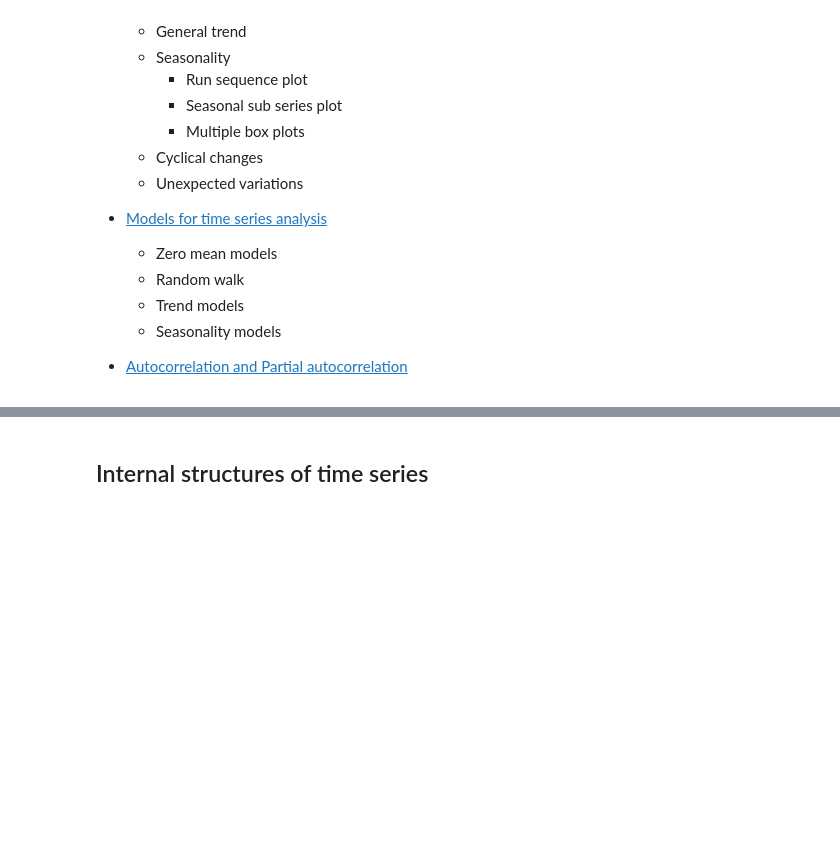
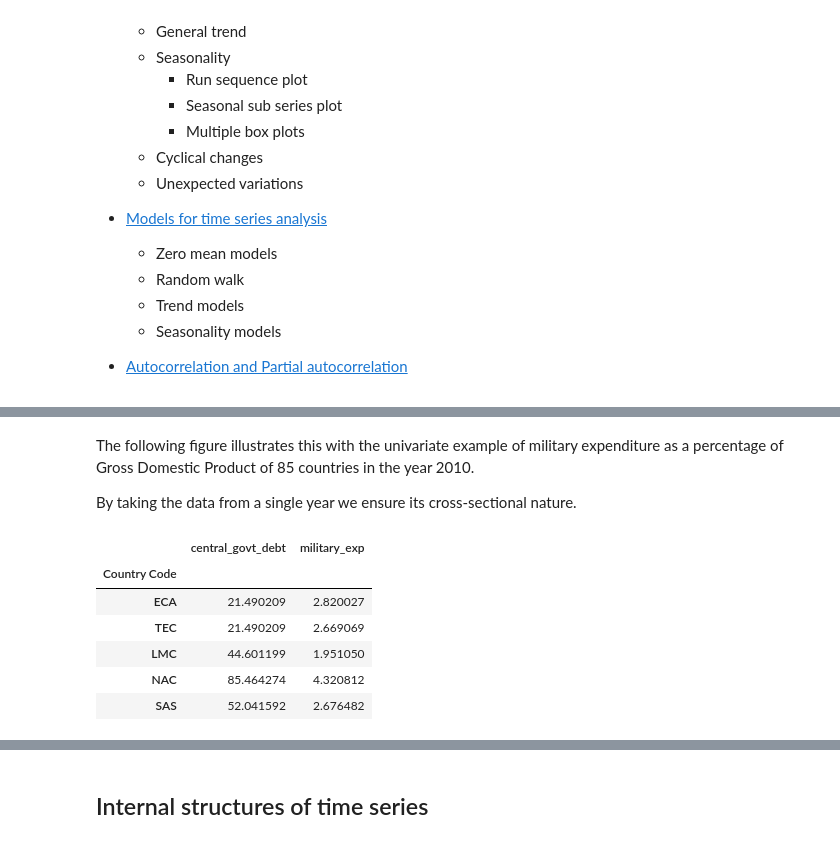
Before and after one commit to type-null/Time-Series-Analysis, a Jupyter notebook: 1-Introduction-to-Time-Series.ipynb, the cells around one changed output, grey strips where cells are left out. Saved outputs shown, nothing was run; the diff lists cells and outputs as text; code cells hidden in the pictures; blank space fills up the shorter version.

```diff
--- a/1-Introduction-to-Time-Series.ipynb
+++ b/1-Introduction-to-Time-Series.ipynb
@@ -26,0 +47,22 @@
+# %% [markdown]
+The following figure illustrates this with the univariate example of military expenditure as a percentage of Gross Domestic Product of 85 countries in the year 2010.
+
+By taking the data from a single year we ensure its cross-sectional nature.
+# %%
+central_govt_debt = wdi.loc[wdi['Indicator Name']=='Central government debt, total (% of GDP)']
+military_exp = wdi.loc[wdi['Indicator Name']=='Military expenditure (% of GDP)']
+central_govt_debt.set_index('Country Code', inplace=True)
+military_exp.set_index('Country Code', inplace=True)
+
+data_to_plot = pd.concat((central_govt_debt['2010'], military_exp['2010']), axis=1)
+data_to_plot.columns = ['central_govt_debt', 'military_exp']
+data_to_plot = data_to_plot.dropna()
+data_to_plot.head()
+# %% [output]
+|  | central_govt_debt | military_exp |
+| Country Code |  |  |
+| ECA | 21.490209 | 2.820027 |
+| TEC | 21.490209 | 2.669069 |
+| LMC | 44.601199 | 1.951050 |
+| NAC | 85.464274 | 4.320812 |
+| SAS | 52.041592 | 2.676482 |
```
Also changed, not shown: parts of 8 cells of this notebook, 1 other file.
